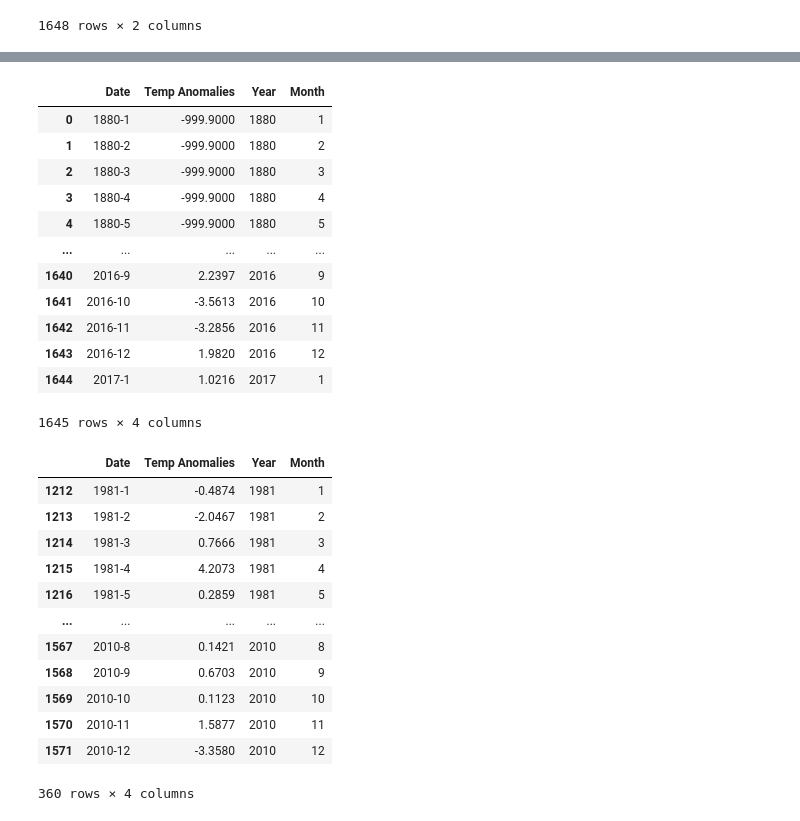
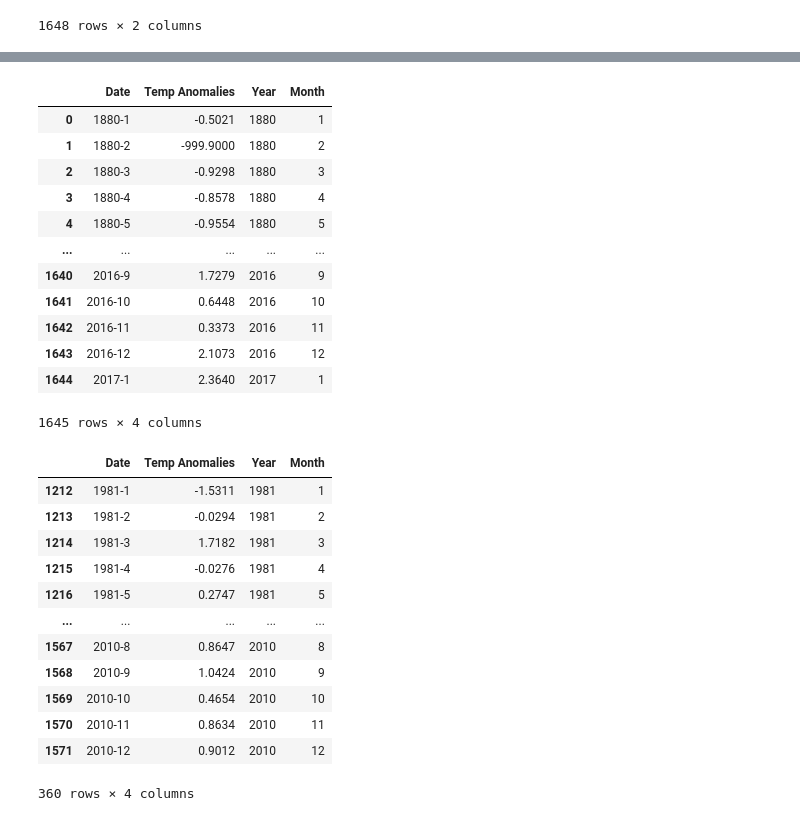
Before and after one commit to jordan-gilmartin/cuyamaca-climatology-analysis, a Jupyter notebook: cuyamaca-climatology-analysis.ipynb, the cells around one changed output, grey strips where cells are left out. Cells and saved outputs as stored; diff of their text form; code cells hidden in the pictures.

```diff
--- a/cuyamaca-climatology-analysis.ipynb
+++ b/cuyamaca-climatology-analysis.ipynb
@@ -744,7 +734,10 @@ noaa_EDM
 1648 rows × 2 columns
 # %%
 # Dropping first three rows
+noaa_SD = noaa_SD.drop([0,1,2])
+
 noaa_EDM = noaa_EDM.drop([0,1,2])
-noaa_EDM
+
+noaa_SD
 # %% [output]
 |  | Date | Temp Anomalies |
@@ -762,7 +755,10 @@ noaa_EDM
 1645 rows × 2 columns
 # %%
 # Reset index
+noaa_SD = noaa_SD.reset_index(drop=True)
+
 noaa_EDM = noaa_EDM.reset_index(drop=True)
-noaa_EDM
+
+noaa_SD
 # %% [output]
 |  | Date | Temp Anomalies |
@@ -798,42 +777,50 @@ noaa_EDM
 # %%
 # Splitting Date column into Month and Year
+noaa_SD['Year'] = pd.DatetimeIndex(noaa_SD['Date']).year
+
+noaa_SD['Month'] = pd.DatetimeIndex(noaa_SD['Date']).month
+
+
+
 noaa_EDM['Year'] = pd.DatetimeIndex(noaa_EDM['Date']).year
-
 
 noaa_EDM['Month'] = pd.DatetimeIndex(noaa_EDM['Date']).month
 
-noaa_EDM
+noaa_SD
 # %% [output]
 |  | Date | Temp Anomalies | Year | Month |
-| 0 | 1880-1 | -999.9000 | 1880 | 1 |
+| 0 | 1880-1 | -0.5021 | 1880 | 1 |
 | 1 | 1880-2 | -999.9000 | 1880 | 2 |
-| 2 | 1880-3 | -999.9000 | 1880 | 3 |
-| 3 | 1880-4 | -999.9000 | 1880 | 4 |
-| 4 | 1880-5 | -999.9000 | 1880 | 5 |
+| 2 | 1880-3 | -0.9298 | 1880 | 3 |
+| 3 | 1880-4 | -0.8578 | 1880 | 4 |
+| 4 | 1880-5 | -0.9554 | 1880 | 5 |
 | ... | ... | ... | ... | ... |
-| 1640 | 2016-9 | 2.2397 | 2016 | 9 |
-| 1641 | 2016-10 | -3.5613 | 2016 | 10 |
-| 1642 | 2016-11 | -3.2856 | 2016 | 11 |
-| 1643 | 2016-12 | 1.9820 | 2016 | 12 |
-| 1644 | 2017-1 | 1.0216 | 2017 | 1 |
+| 1640 | 2016-9 | 1.7279 | 2016 | 9 |
+| 1641 | 2016-10 | 0.6448 | 2016 | 10 |
+| 1642 | 2016-11 | 0.3373 | 2016 | 11 |
+| 1643 | 2016-12 | 2.1073 | 2016 | 12 |
+| 1644 | 2017-1 | 2.3640 | 2017 | 1 |
 1645 rows × 4 columns
 # %%
 # Grabbing date range 1981 - 2010 for 2.11
+noaa_SD_81 = noaa_SD.loc[(noaa_SD.Year > 1980) & (noaa_SD.Year < 2011), :]
+
 noaa_EDM_81 = noaa_EDM.loc[(noaa_EDM.Year > 1980) & (noaa_EDM.Year < 2011), :]
-noaa_EDM_81
+
+noaa_SD_81
 # %% [output]
 |  | Date | Temp Anomalies | Year | Month |
-| 1212 | 1981-1 | -0.4874 | 1981 | 1 |
-| 1213 | 1981-2 | -2.0467 | 1981 | 2 |
-| 1214 | 1981-3 | 0.7666 | 1981 | 3 |
-| 1215 | 1981-4 | 4.2073 | 1981 | 4 |
-| 1216 | 1981-5 | 0.2859 | 1981 | 5 |
+| 1212 | 1981-1 | -1.5311 | 1981 | 1 |
+| 1213 | 1981-2 | -0.0294 | 1981 | 2 |
+| 1214 | 1981-3 | 1.7182 | 1981 | 3 |
+| 1215 | 1981-4 | -0.0276 | 1981 | 4 |
+| 1216 | 1981-5 | 0.2747 | 1981 | 5 |
 | ... | ... | ... | ... | ... |
-| 1567 | 2010-8 | 0.1421 | 2010 | 8 |
-| 1568 | 2010-9 | 0.6703 | 2010 | 9 |
-| 1569 | 2010-10 | 0.1123 | 2010 | 10 |
-| 1570 | 2010-11 | 1.5877 | 2010 | 11 |
-| 1571 | 2010-12 | -3.3580 | 2010 | 12 |
+| 1567 | 2010-8 | 0.8647 | 2010 | 8 |
+| 1568 | 2010-9 | 1.0424 | 2010 | 9 |
+| 1569 | 2010-10 | 0.4654 | 2010 | 10 |
+| 1570 | 2010-11 | 0.8634 | 2010 | 11 |
+| 1571 | 2010-12 | 0.9012 | 2010 | 12 |
 360 rows × 4 columns
 # %%
 # Creating pivot table for 1981 to 2010 for 2.11
```
Also changed, not shown: parts of 8 cells of this notebook.
